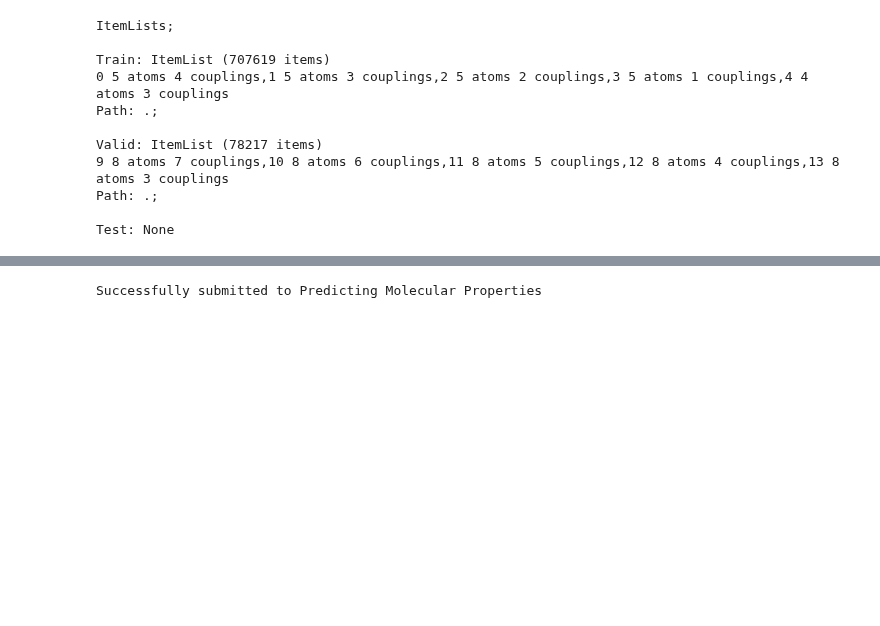
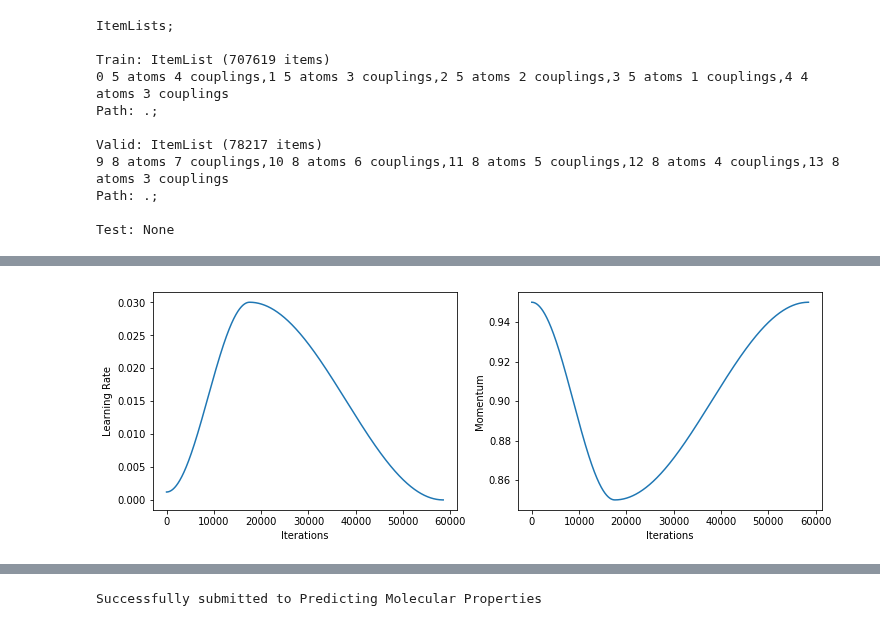
Before and after one commit to antorsae/champs-scalar-coupling, a Jupyter notebook: cloud.ipynb, the cells around one changed output, grey strips where cells are left out. Drawn from its saved outputs; the diff is of its cells as text; code cells hidden in the pictures; blank space fills up the shorter version.

```diff
--- a/cloud.ipynb
+++ b/cloud.ipynb
@@ -509,0 +633,4 @@ learner.fit_one_cycle(1000, 1.e-2)
+# %%
+learner.recorder.plot_lr(show_moms=True)
+# %% [output]
+[figure, added]
```
Also changed, not shown: parts of 29 cells of this notebook, 1 other file.
